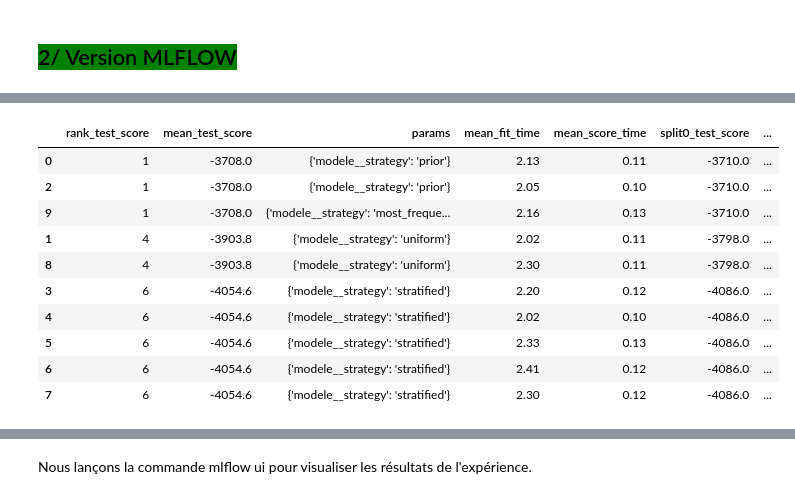
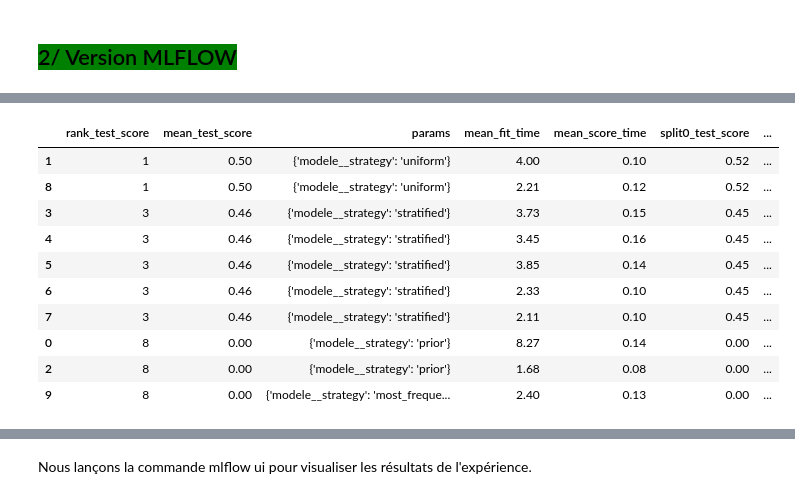
Before and after one commit to pierrickBERTHE/PB7_Scoring_client_de_banque, a Jupyter notebook: Berthe_Pierrick_3_notebook_modelisation_022024.ipynb, the cells around one changed output, grey strips where cells are left out. Saved outputs shown, nothing was run; the diff lists cells and outputs as text; code cells hidden in the pictures.

Commit message:
PB_04/03 : Modelisation model naif OK et regression_logistic en cours (manque feature importance)

```diff
--- a/Berthe_Pierrick_3_notebook_modelisation_022024.ipynb
+++ b/Berthe_Pierrick_3_notebook_modelisation_022024.ipynb
@@ -720,0 +1023,2 @@ Nous calculons la metric du score métier du cout de l'erreur de prédiction.
+# %%
+metier_score = make_scorer(fbeta_score, beta=10)
@@ -792,20 +1100,21 @@ important_col_cv_results = [
 ## <span style='background:green'>2/ Version MLFLOW</span>
 # %%
 # Créer un nouvel experiment MLflow et l'activer
-mlflow.create_experiment("Comparaison_models")
-mlflow.set_experiment("Comparaison_models")
+creer_et_activer_experience("Comparaison_models")
 
-# Lancez un run MLflow pour le paramètre donné
-with mlflow.start_run(run_name="dummy_classifier"):
+# Lancez un run MLflow pour le paramètre donné (avec heure de création)
+time_str = datetime.now().strftime("%Y%m%d_%H%M%S")
+with mlflow.start_run(run_name="dummy_classifier_" + time_str):
 
     # Enregistrement de plusieurs paramètres sous forme d'un dict
     params = {}
     params['TRAIN_SIZE'] = len(X_train)
+    params['TEST_SIZE'] = len(X_test)
     params['SEED'] = random_seed
     mlflow.log_params(params)
 
     # Instancier le pipeline du modèle
-    model = define_pipeline(
+    model_pipe = define_pipeline(
         preprocessor,
         random_seed,
         DummyClassifier(random_state=random_seed)
@@ -818,10 +1127,10 @@ with mlflow.start_run(run_name="dummy_classifier"):
 
     # Validation croisée avec recherche d'hyperparamètres (bayesienne)
     bayes_search = BayesSearchCV(
-        model,
+        model_pipe,
         param_grid,
         cv=cv_skf,
-        scoring=metier_score_erreur_predict,
+        scoring=metier_score,
         n_jobs=-1,
         random_state=random_seed,
         n_iter=10,
@@ -829,41 +1138,75 @@ with mlflow.start_run(run_name="dummy_classifier"):
     bayes_search.fit(X_train, y_train)
 
     # Résultats de la validation croisée (bayesienne)
-    cv_results_clean_df = process_cv_results(
+    cv_results_clean_df, best_params = process_cv_results(
         bayes_search.cv_results_,
         important_col_cv_results,
+        bayes_search,
         sort_column='rank_test_score',
         drop_prefixes=['std_', 'param_']
     )
+
+    # Affichage résultats du bayes_search
+    print("Résultats de la validation croisée BayesSearchCV :")
     display(cv_results_clean_df)
-
-    # Meilleurs hyperparamètres : suppression du préfixe et affichage
-    best_params = enleve_prefix_des_params(bayes_search.best_params_)
     print(f"Best parameters: {best_params}")
 
+    # Sauvegarder le df des resultats dans un fichier CSV
+    cv_results_clean_df.to_csv('results/cv_results_clean_df.csv', index=False)
+
     # Instancier best_model avec les meilleurs hyperparamètres
-    model_best = define_pipeline(
+    model_best_pipe = define_pipeline(
         preprocessor,
         random_seed,
         DummyClassifier(**best_params, random_state=random_seed)
     )
 
-    # Mesurer le temps de traitement de fit
+    # Mesurer le temps de fit
     start_time_fit = time.time()
-    model_best.fit(X_train, y_train)
+    model_best_pipe.fit(X_train, y_train)
     elapsed_time_fit = time.time() - start_time_fit
 
-    # Sauvegarder le df des resultats dans un fichier CSV
-    cv_results_clean_df.to_csv('results/cv_results_clean_df.csv', index=False)
+    # Calcul des probabilités prédites pour la classe 1 (2ème colonne)
+    y_pred_proba = model_best_pipe.predict_proba(X_test)[:, 1]
 
-    # Enregistrer le temps de traitement de fit comme une métrique
-    mlflow.log_metric("temps_fit", elapsed_time_fit)
+    # Courbe ROC et détermination du seuil optimal
+    fp_rate, best_thresh, auc_score = plot_roc_auc(y_test, y_pred_proba)
 
-    # Enregistrer le fichier CSV comme un artefact
+    # Mesurer le temps de prediction (avec le seuil optimal)
+    start_time_predict = time.time()
+    wrapper = CustomModelWrapper(model_best_pipe, threshold=best_thresh)
+    y_pred = wrapper.predict(None, X_test)
+    elapsed_time_predict = time.time() - start_time_predict
+
+    # Matrice de confusion
+    cm = confusion_matrix(y_test, y_pred)
+    plot_confusion_matrix(cm, ['0', '1'], 'Confusion matrix')
+
+    # Calculer les métrics du modele
+    metrics = {}
+    metrics['accuracy'] = accuracy_score(y_test, y_pred)
+    metrics['auc'] = auc_score
+    metrics['f1_score'] = f1_score(y_test, y_pred)
+    metrics['metier_score'] = fbeta_score(y_test, y_pred, beta=10)
+    metrics['temps_fit'] = elapsed_time_fit
+    metrics['temps_predict'] = elapsed_time_predict
+    metrics['seuil_predict'] = best_thresh
+
+    # Log les métriques à MLflow
+    mlflow.log_metrics(metrics)
+
+    # Enregistrer le csv_result et les plots dans MLflow
     mlflow.log_artifact('results/cv_results_clean_df.csv')
+    mlflow.log_artifact('figure/roc_auc_curve.png')
+    mlflow.log_artifact('figure/matrix.png')
 
     # Log le modèle à MLflow
-    mlflow.sklearn.log_model(model_best, "model_dummy_best")
+    mlflow.sklearn.log_model(model_best_pipe, "model_dummy_best")
+
+# Afficher les métrics (en dataframe)
+metrics_dummy_df = pd.DataFrame([metrics], index=['dummy_classifier'])
+print("Métrics de performance du modèle:")
+display(metrics_dummy_df)
 
 # Nettoyer les objets
 print("Objets nettoyés :")
@@ -872,11 +1216,11 @@ gc.collect()
 |  | rank_test_score | mean_test_score | params | mean_fit_time | mean_score_time | split0_test_score | ... |
-| 0 | 1 | -3708.0 | {'modele__strategy': 'prior'} | 2.13 | 0.11 | -3710.0 | ... |
-| 2 | 1 | -3708.0 | {'modele__strategy': 'prior'} | 2.05 | 0.10 | -3710.0 | ... |
-| 9 | 1 | -3708.0 | {'modele__strategy': 'most_freque... | 2.16 | 0.13 | -3710.0 | ... |
-| 1 | 4 | -3903.8 | {'modele__strategy': 'uniform'} | 2.02 | 0.11 | -3798.0 | ... |
-| 8 | 4 | -3903.8 | {'modele__strategy': 'uniform'} | 2.30 | 0.11 | -3798.0 | ... |
-| 3 | 6 | -4054.6 | {'modele__strategy': 'stratified'} | 2.20 | 0.12 | -4086.0 | ... |
-| 4 | 6 | -4054.6 | {'modele__strategy': 'stratified'} | 2.02 | 0.10 | -4086.0 | ... |
-| 5 | 6 | -4054.6 | {'modele__strategy': 'stratified'} | 2.33 | 0.13 | -4086.0 | ... |
-| 6 | 6 | -4054.6 | {'modele__strategy': 'stratified'} | 2.41 | 0.12 | -4086.0 | ... |
-| 7 | 6 | -4054.6 | {'modele__strategy': 'stratified'} | 2.30 | 0.12 | -4086.0 | ... |
+| 1 | 1 | 0.50 | {'modele__strategy': 'uniform'} | 4.00 | 0.10 | 0.52 | ... |
+| 8 | 1 | 0.50 | {'modele__strategy': 'uniform'} | 2.21 | 0.12 | 0.52 | ... |
+| 3 | 3 | 0.46 | {'modele__strategy': 'stratified'} | 3.73 | 0.15 | 0.45 | ... |
+| 4 | 3 | 0.46 | {'modele__strategy': 'stratified'} | 3.45 | 0.16 | 0.45 | ... |
+| 5 | 3 | 0.46 | {'modele__strategy': 'stratified'} | 3.85 | 0.14 | 0.45 | ... |
+| 6 | 3 | 0.46 | {'modele__strategy': 'stratified'} | 2.33 | 0.10 | 0.45 | ... |
+| 7 | 3 | 0.46 | {'modele__strategy': 'stratified'} | 2.11 | 0.10 | 0.45 | ... |
+| 0 | 8 | 0.00 | {'modele__strategy': 'prior'} | 8.27 | 0.14 | 0.00 | ... |
+| 2 | 8 | 0.00 | {'modele__strategy': 'prior'} | 1.68 | 0.08 | 0.00 | ... |
+| 9 | 8 | 0.00 | {'modele__strategy': 'most_freque... | 2.40 | 0.13 | 0.00 | ... |
```
Also changed, not shown: parts of 33 cells of this notebook, 1 other file.
